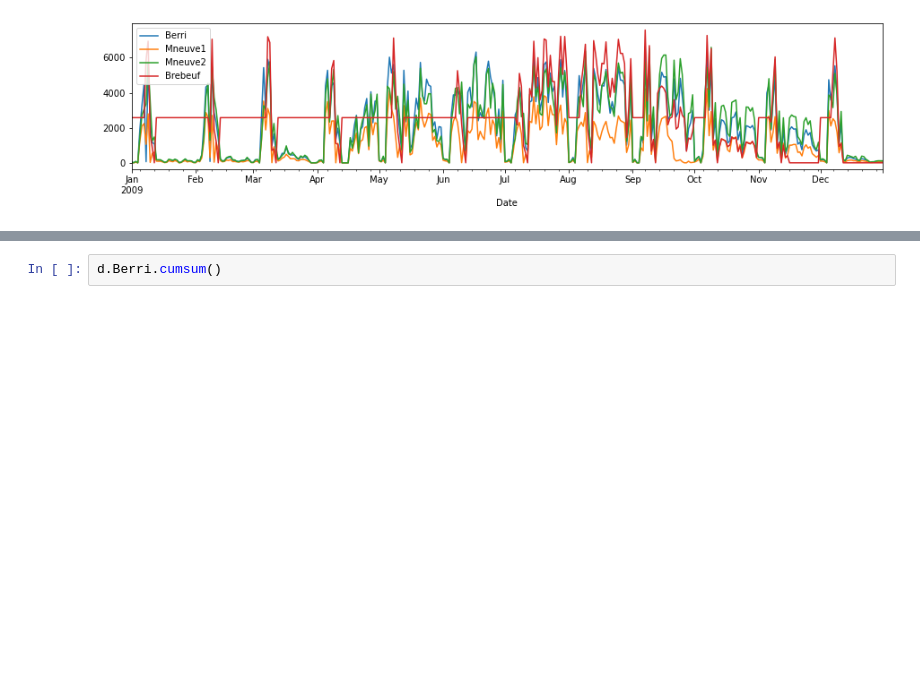
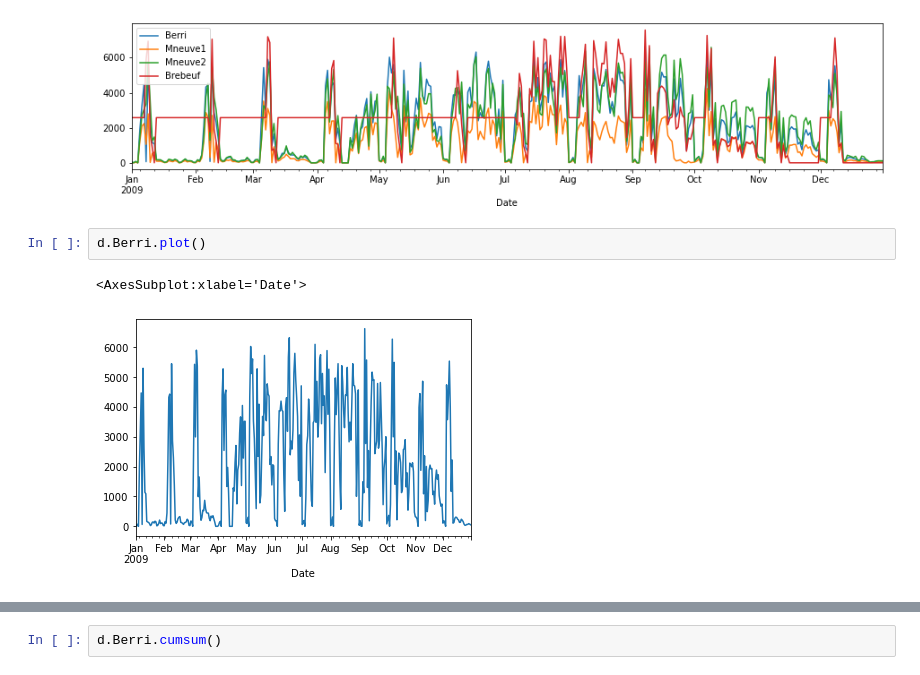
Before and after one commit to kevinmaiden7/Python_for_Data_Science, a Jupyter notebook: 6_Pandas.ipynb, the cells around one changed output, grey strips where cells are left out. Saved outputs shown, nothing was run; the diff lists cells and outputs as text; blank space fills up the shorter version.

Commit message:
Add plots to Pandas notebook

```diff
--- a/6_Pandas.ipynb
+++ b/6_Pandas.ipynb
@@ -788,3 +800,8 @@ d.plot(figsize=(15,3))
 # %% [output]
 <AxesSubplot:xlabel='Date'>
 [figure]
+# %%
+d.Berri.plot()
+# %% [output]
+<AxesSubplot:xlabel='Date'>
+[figure, added]
```
Also changed, not shown: parts of 7 cells of this notebook.
